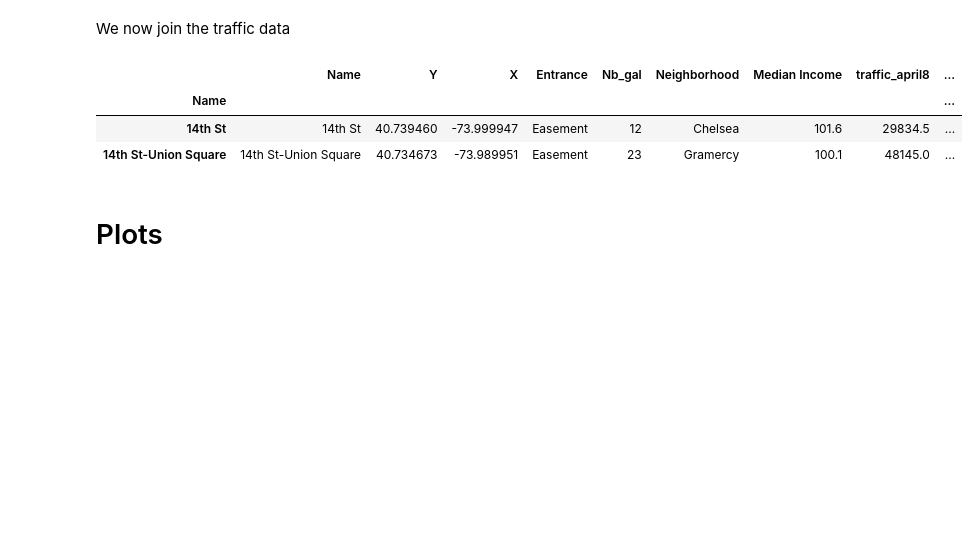
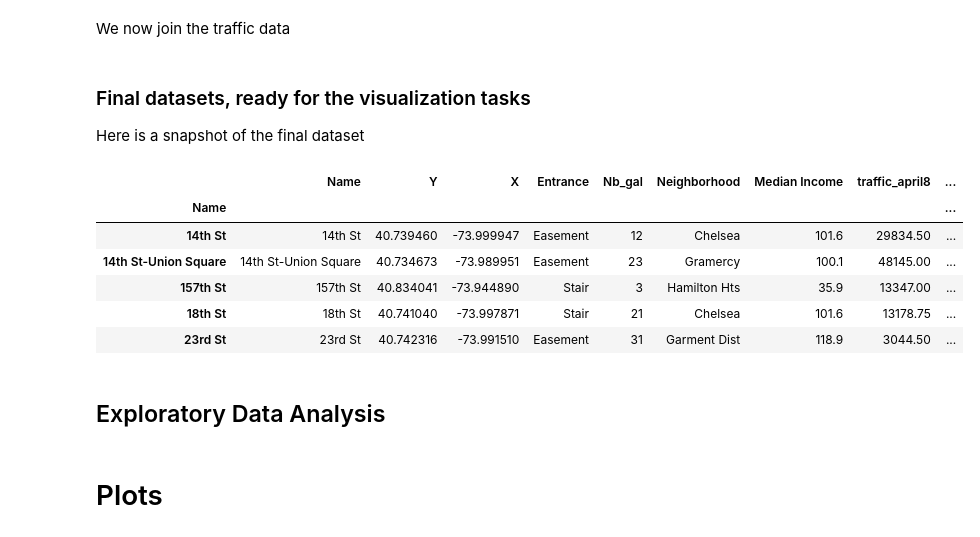
Before and after one commit to julmaud/MTArt, a Jupyter notebook: MTArt_final.ipynb, the cells around one changed output. Saved outputs shown, nothing was run; the diff lists cells and outputs as text; code cells hidden in the pictures; blank space fills up the shorter version.

```diff
--- a/MTArt_final.ipynb
+++ b/MTArt_final.ipynb
@@ -201,12 +292,22 @@ del sta['Name_nei']
 # %%
 sta.index = sta['Name']
 sta = sta[sta['Nb_gal']>2]
-sta.head()[:2]
-# %% [output]
-|  | Name | Y | X | Entrance | Nb_gal | Neighborhood | Median Income | traffic_april8 | ... |
-| Name |  |  |  |  |  |  |  |  | ... |
-| 14th St | 14th St | 40.739460 | -73.999947 | Easement | 12 | Chelsea | 101.6 | 29834.5 | ... |
-| 14th St-Union Square | 14th St-Union Square | 40.734673 | -73.989951 | Easement | 23 | Gramercy | 100.1 | 48145.0 | ... |
+# %% [markdown]
+### Final datasets, ready for the visualization tasks
+
+Here is a snapshot of the final dataset
+# %%
+sta.head()
+# %% [output]
+|  | Name | Y | X | Entrance | Nb_gal | Neighborhood | Median Income | traffic_april8 | ... |
+| Name |  |  |  |  |  |  |  |  | ... |
+| 14th St | 14th St | 40.739460 | -73.999947 | Easement | 12 | Chelsea | 101.6 | 29834.50 | ... |
+| 14th St-Union Square | 14th St-Union Square | 40.734673 | -73.989951 | Easement | 23 | Gramercy | 100.1 | 48145.00 | ... |
+| 157th St | 157th St | 40.834041 | -73.944890 | Stair | 3 | Hamilton Hts | 35.9 | 13347.00 | ... |
+| 18th St | 18th St | 40.741040 | -73.997871 | Stair | 21 | Chelsea | 101.6 | 13178.75 | ... |
+| 23rd St | 23rd St | 40.742316 | -73.991510 | Easement | 31 | Garment Dist | 118.9 | 3044.50 | ... |
+# %% [markdown]
+## Exploratory Data Analysis
 # %% [markdown]
 # Plots
 # %%
```
Also changed, not shown: parts of 22 cells of this notebook.
